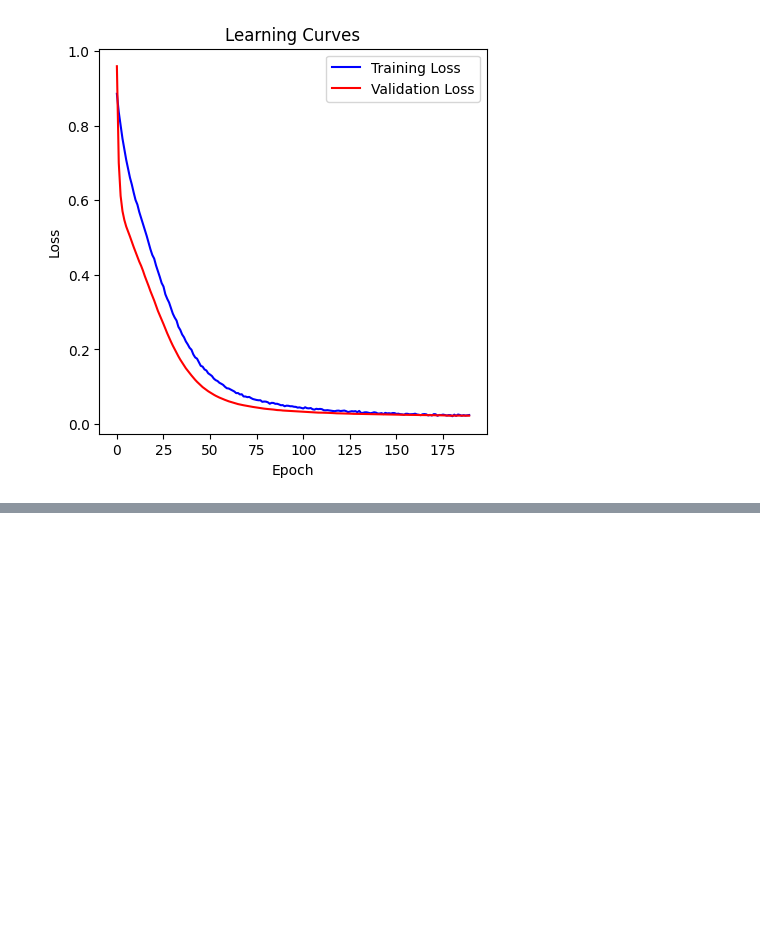
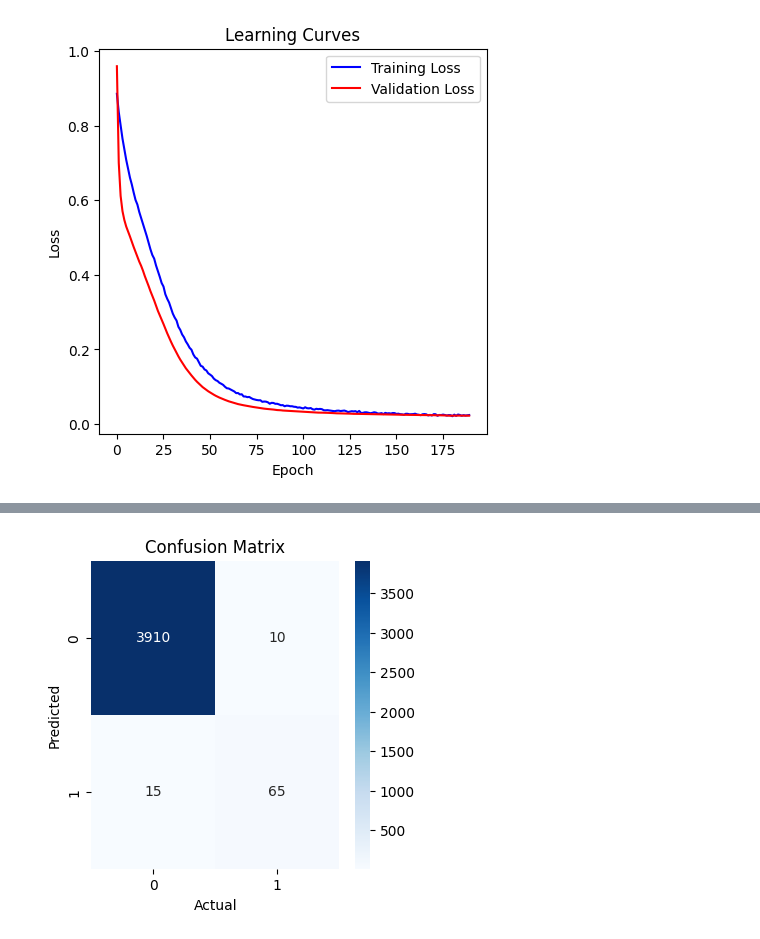
Before and after one commit to kuroshkarimi/Machine-Learning-and-Data-Analysis, a Jupyter notebook: Deep_Learning/Classification_Threshold_Evaluation.ipynb, the cells around one changed output, grey strips where cells are left out. Saved outputs shown, nothing was run; the diff lists cells and outputs as text; code cells hidden in the pictures; blank space fills up the shorter version.

```diff
--- a/Deep_Learning/Classification_Threshold_Evaluation.ipynb
+++ b/Deep_Learning/Classification_Threshold_Evaluation.ipynb
@@ -213,0 +297,13 @@ validation roc auc: 0.9945982142857143
+# %%
+import seaborn as sns
+cm = confusion_matrix(y_val,
+           (val_scores >= max_precision['threshold']).astype(int))
+
+plt.figure(figsize = (4, 4))
+sns.heatmap(cm, annot=True, cmap='Blues', fmt='g')
+plt.xlabel('Actual')
+plt.ylabel('Predicted')
+plt.title('Confusion Matrix')
+plt.show()
+# %% [output]
+[figure, added]
```
Also changed, not shown: parts of 12 cells of this notebook.
